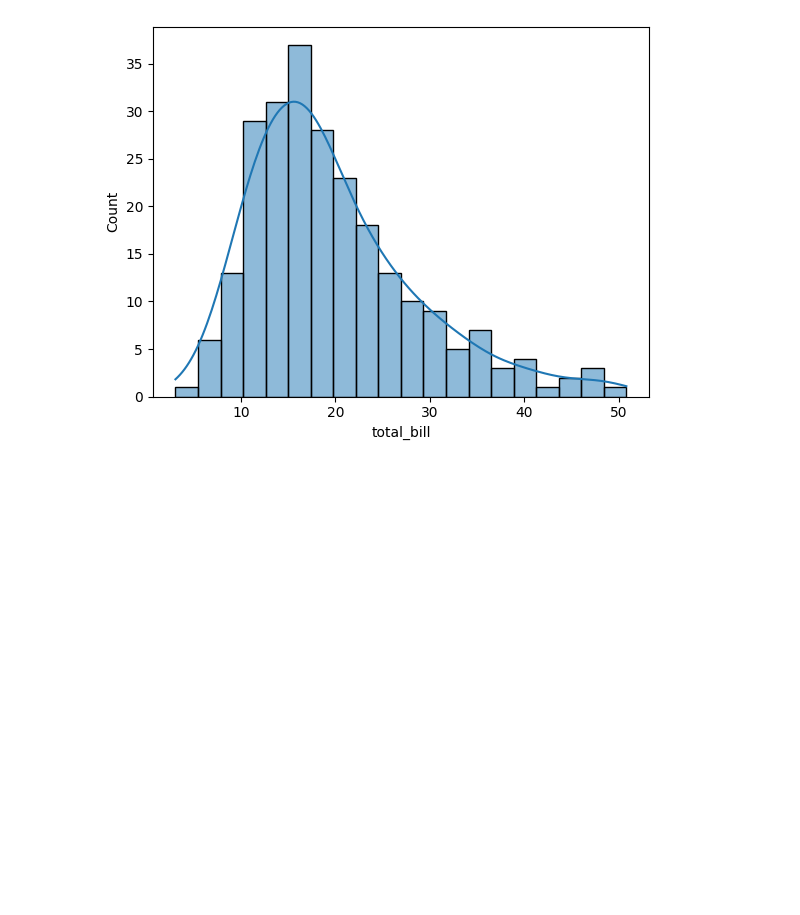
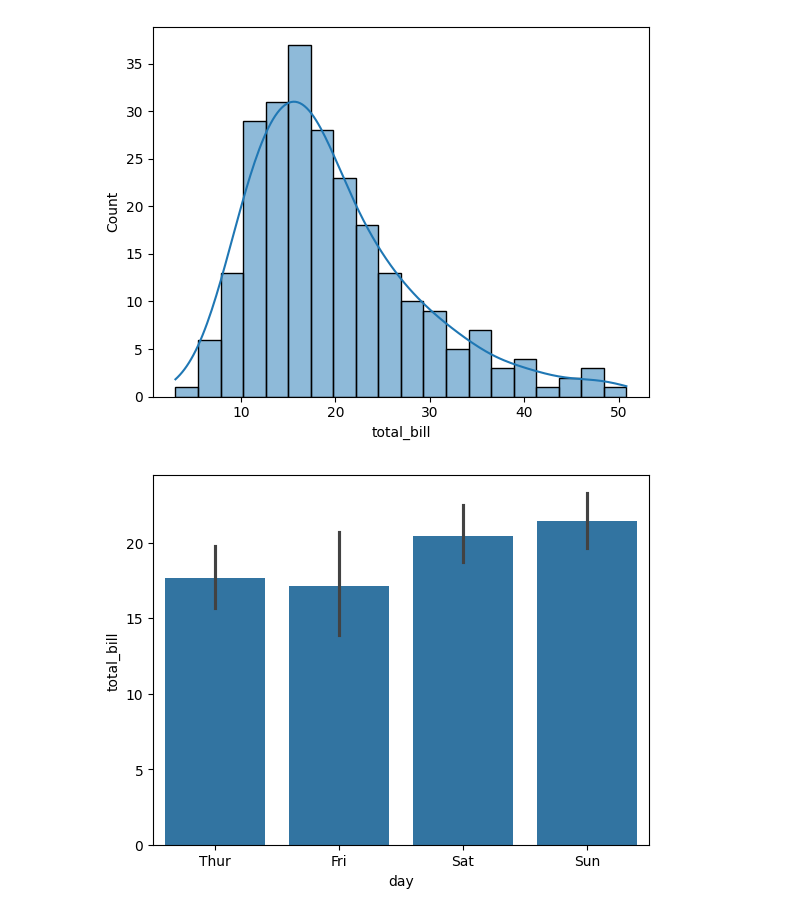
Before and after one commit to sangitgyawali/learning_seaborn, a Jupyter notebook: seaborn.ipynb, the cells around one changed output. Saved outputs shown, nothing was run; the diff lists cells and outputs as text; code cells hidden in the pictures; blank space fills up the shorter version.

Commit message:
Bar Plot

```diff
--- a/seaborn.ipynb
+++ b/seaborn.ipynb
@@ -28,3 +28,8 @@ sns.histplot(tips["total_bill"], bins=20, kde=True)
 plt.show()
 # %% [output]
 [figure]
+# %%
+sns.barplot(x="day", y="total_bill", data=tips)
+plt.show()
+# %% [output]
+[figure, added]
```
